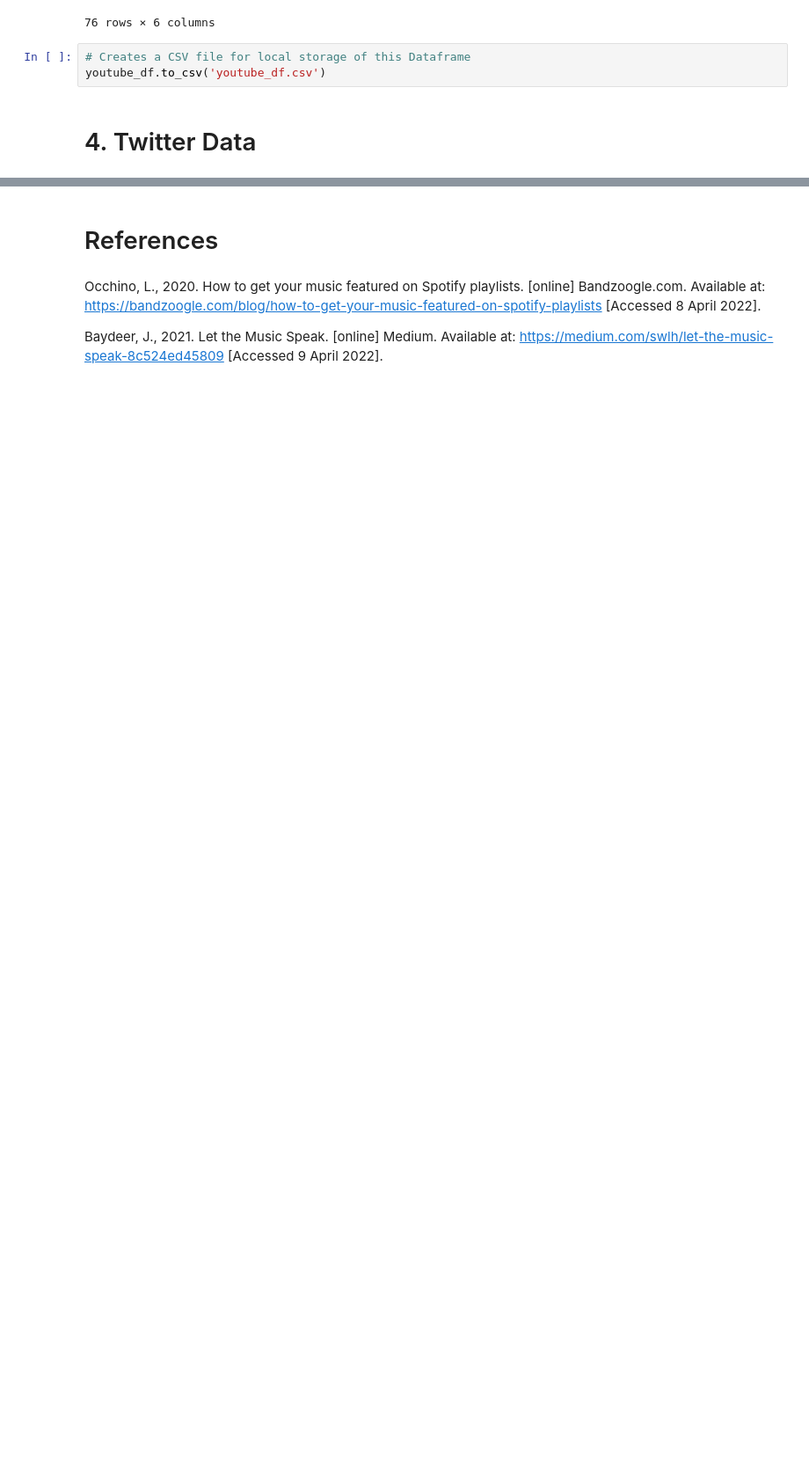
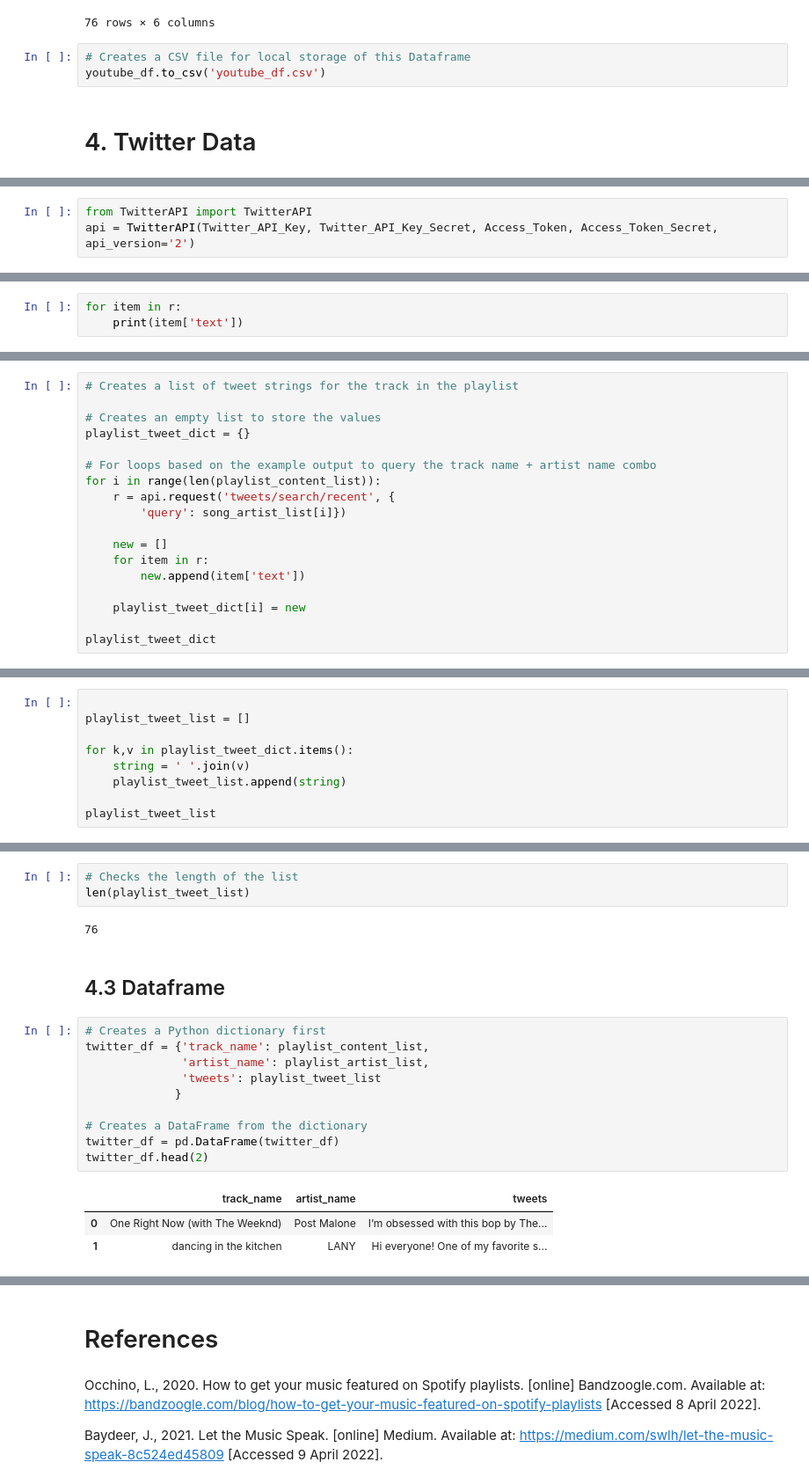
Before and after one commit to doratian99/MSIN0166-DE-Individual-Project, a Jupyter notebook: Data Collection/Notebook.ipynb, the cells around one changed output, grey strips where cells are left out. Shown at 88% size. Cells and saved outputs as stored; diff of their text form; blank space fills up the shorter version.

```diff
--- a/Data Collection/Notebook.ipynb
+++ b/Data Collection/Notebook.ipynb
@@ -919,0 +966,3 @@ youtube_df.to_csv('youtube_df.csv')
+# %%
+from TwitterAPI import TwitterAPI
+api = TwitterAPI(Twitter_API_Key, Twitter_API_Key_Secret, Access_Token, Access_Token_Secret, api_version='2')
@@ -919,0 +994,3 @@ youtube_df.to_csv('youtube_df.csv')
+# %%
+for item in r:
+    print(item['text'])
@@ -919,0 +1047,18 @@ youtube_df.to_csv('youtube_df.csv')
+# %%
+# Creates a list of tweet strings for the track in the playlist
+
+# Creates an empty list to store the values
+playlist_tweet_dict = {}
+
+# For loops based on the example output to query the track name + artist name combo
+for i in range(len(playlist_content_list)):
+    r = api.request('tweets/search/recent', {
+        'query': song_artist_list[i]})
+
+    new = []
+    for item in r:
+        new.append(item['text'])
+
+    playlist_tweet_dict[i] = new
+
+playlist_tweet_dict
@@ -919,0 +1083,9 @@ youtube_df.to_csv('youtube_df.csv')
+# %%
+
+playlist_tweet_list = []
+
+for k,v in playlist_tweet_dict.items():
+    string = ' '.join(v)
+    playlist_tweet_list.append(string)
+
+playlist_tweet_list
@@ -919,0 +1110,21 @@ youtube_df.to_csv('youtube_df.csv')
+# %%
+# Checks the length of the list
+len(playlist_tweet_list)
+# %% [output]
+76
+# %% [markdown]
+## 4.3 Dataframe
+# %%
+# Creates a Python dictionary first
+twitter_df = {'track_name': playlist_content_list,
+              'artist_name': playlist_artist_list,
+              'tweets': playlist_tweet_list
+             }
+
+# Creates a DataFrame from the dictionary
+twitter_df = pd.DataFrame(twitter_df)
+twitter_df.head(2)
+# %% [output]
+|  | track_name | artist_name | tweets |
+| 0 | One Right Now (with The Weeknd) | Post Malone | I’m obsessed with this bop by The... |
+| 1 | dancing in the kitchen | LANY | Hi everyone! One of my favorite s... |
```
Also changed, not shown: parts of 26 cells of this notebook, 2 other files.
